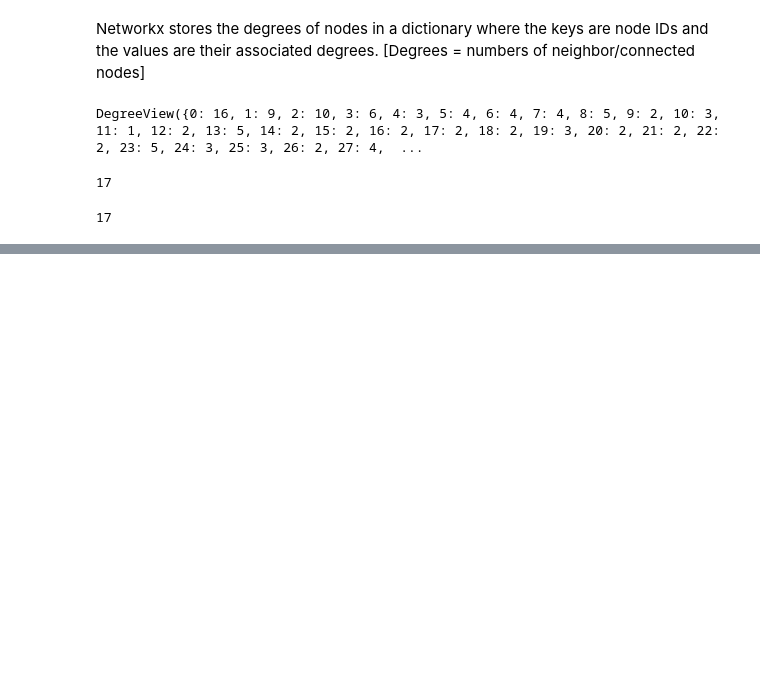
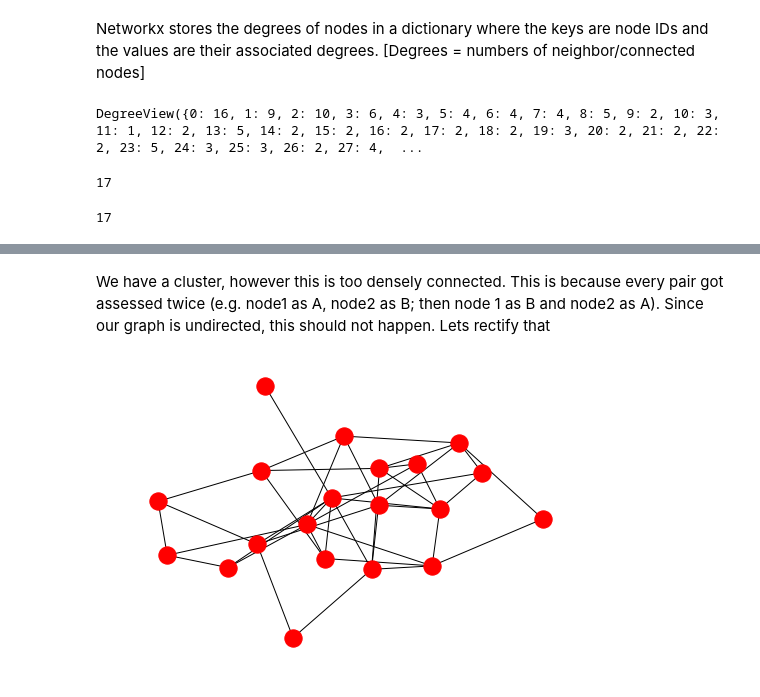
Before and after one commit to nsarode/Python_classNotes, a Jupyter notebook: Case_studies_II.ipynb, the cells around one changed output, grey strips where cells are left out. Cells and saved outputs as stored; diff of their text form; code cells hidden in the pictures; blank space fills up the shorter version.

```diff
--- a/Case_studies_II.ipynb
+++ b/Case_studies_II.ipynb
@@ -1173,0 +1188,17 @@ TypeError: add_nodes_from() takes 2 positional arguments but 5 were given
+# %% [markdown]
+We have a cluster, however this is too densely connected. This is because every pair got assessed twice (e.g. node1 as A, node2 as B; then node 1 as B and node2 as A). Since our graph is undirected, this should not happen. Lets rectify that
+# %%
+from scipy.stats import bernoulli
+N = 20
+p = 0.2
+#bernoulli.rvs(p=0.2)
+G = nx.Graph()
+G.add_nodes_from(range(N))
+for node1 in G.nodes():
+    for node2 in G.nodes():
+        if node1 > node2 and bernoulli.rvs(p=p):
+            G.add_edge(node1,node2)
+
+nx.draw(G)
+# %% [output]
+[figure, added]
```
Also changed, not shown: parts of 59 cells of this notebook.
